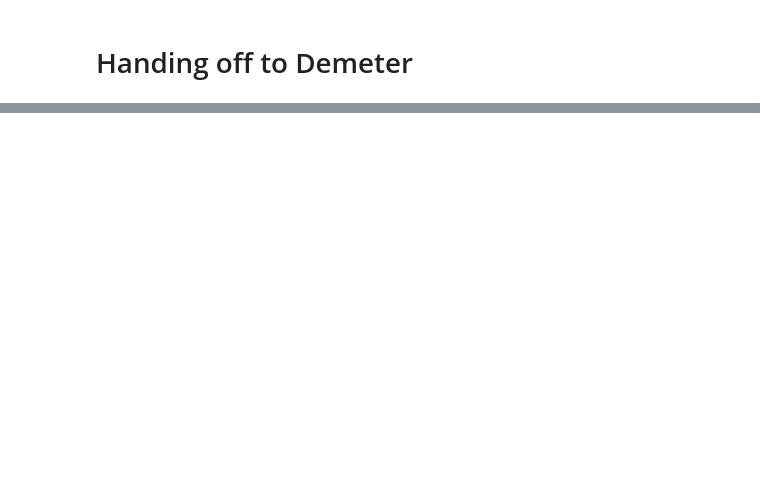
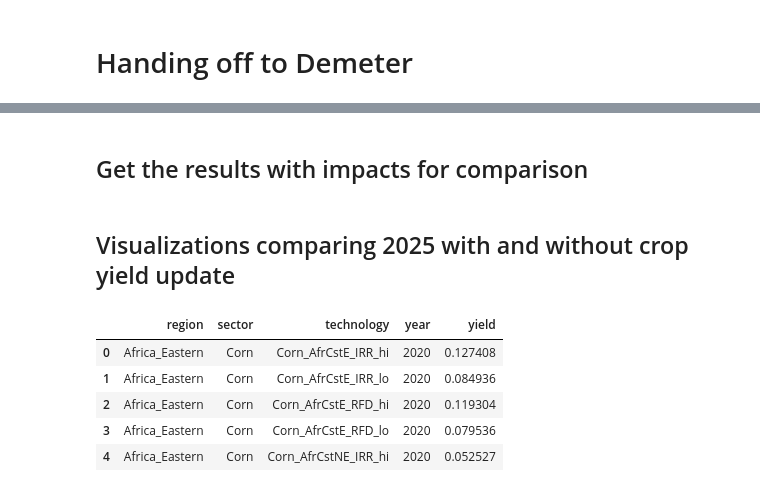
Before and after one commit to JGCRI/gcam_demeter_clinic, a Jupyter notebook: notebooks/gcam_demeter_demo.ipynb, the cells around one changed output, grey strips where cells are left out. Drawn from its saved outputs; the diff is of its cells as text; code cells hidden in the pictures; blank space fills up the shorter version.

```diff
--- a/notebooks/gcam_demeter_demo.ipynb
+++ b/notebooks/gcam_demeter_demo.ipynb
@@ -612,0 +252,11 @@ gcam_df = demeter.format_gcam_data(land_df, start_year=2010, through_year=2020)
+# %%
+# get the same query string
+query_string = gw.get_query('ag', 'yield')
+# however the syntax for the query params are slightly different for set data as we
+# need to explicitly tell it which match with the '+' argument and of course we do
+# not give the values to compare against as those are coming from the DataFrame
+query_params = {'region': ['+', '='], 'sector': ['+', '='], 'tech': ['+', '='], 'year': ['+', '=']}
+g.set_data(yields_new, query_string, query_params)
+
+# re-run 2020
+g.run_to_period(g.get_current_period())
@@ -612,0 +271,24 @@ gcam_df = demeter.format_gcam_data(land_df, start_year=2010, through_year=2020)
+# %% [markdown]
+## Get the results with impacts for comparison
+# %%
+# load query for land allocation
+query_string = gw.get_query('land', 'land_allocation')
+query_params = {'region': ['*'], 'leaf': ['*'], 'year': ['<=', g.get_current_year()]}
+# run the query
+land_df_new = g.get_data(query_string, query_params)
+
+# get Corn producer prices
+query_string = gw.get_query('ag', 'prices')
+query_params = {'region': ['*'], 'sector': ['=', 'Corn'], 'year': ['=', g.get_current_year()]}
+prod_prices_new = g.get_data(query_string, query_params)
+
+# get domestic Corn prices (accounting for trade)
+query_params['sector'] = ["=", 'regional corn']
+prod_prices_new = g.get_data(query_string, query_params)
+
+# finally get the actual yields
+query_string = gw.get_query('ag', 'yield')
+query_params = {'region': ['*'], 'sector': ['=', 'Corn'], 'tech': ['*'], 'year': ['=', g.get_current_year()]}
+yields_new = g.get_data(query_string, query_params)
+# %% [markdown]
+## Visualizations comparing 2025 with and without crop yield update
@@ -612,0 +297,9 @@ gcam_df = demeter.format_gcam_data(land_df, start_year=2010, through_year=2020)
+# %%
+yields_new.head()
+# %% [output]
+|  | region | sector | technology | year | yield |
+| 0 | Africa_Eastern | Corn | Corn_AfrCstE_IRR_hi | 2020 | 0.127408 |
+| 1 | Africa_Eastern | Corn | Corn_AfrCstE_IRR_lo | 2020 | 0.084936 |
+| 2 | Africa_Eastern | Corn | Corn_AfrCstE_RFD_hi | 2020 | 0.119304 |
+| 3 | Africa_Eastern | Corn | Corn_AfrCstE_RFD_lo | 2020 | 0.079536 |
+| 4 | Africa_Eastern | Corn | Corn_AfrCstNE_IRR_hi | 2020 | 0.052527 |
```
Also changed, not shown: parts of 39 cells of this notebook.
